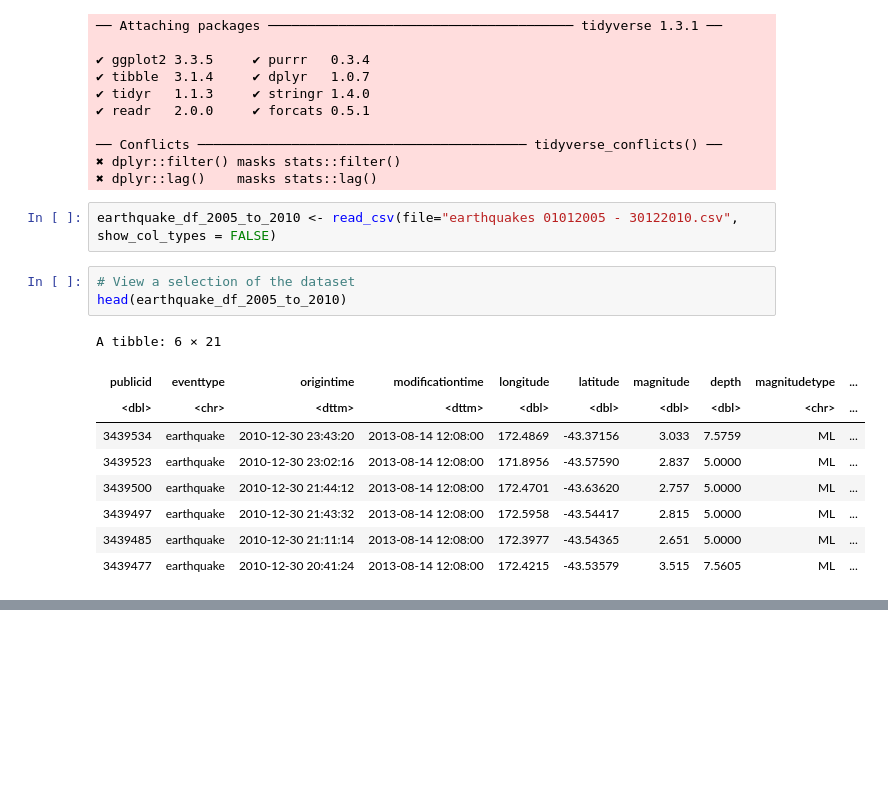
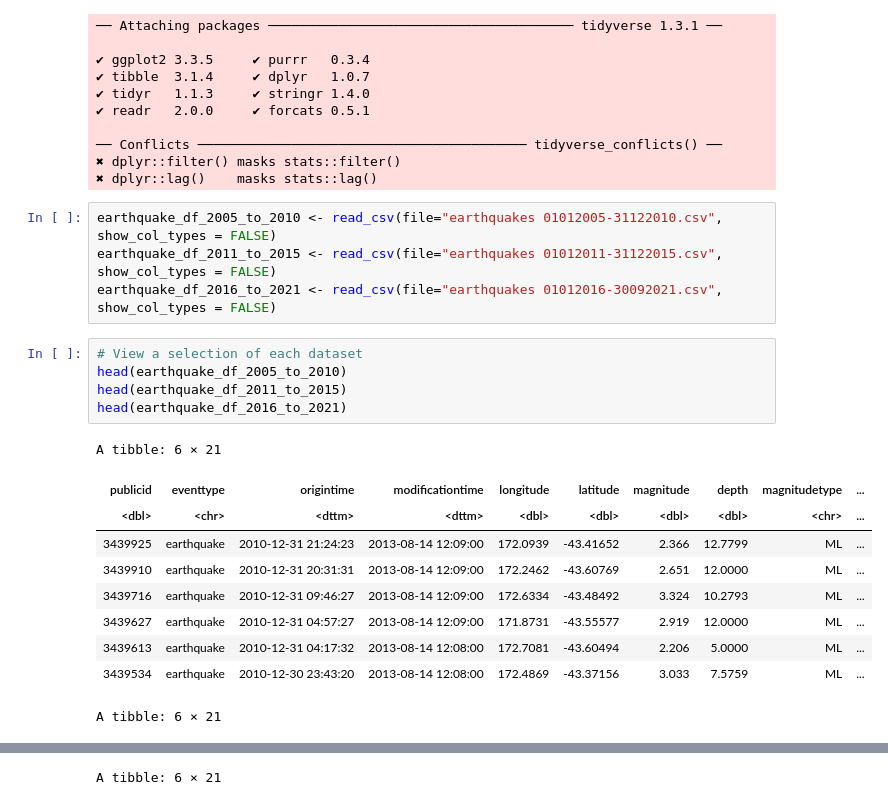
Before and after one commit to adaizh/datamac, a Jupyter notebook: EarthquakeNotebook.ipynb, the cells around one changed output, grey strips where cells are left out. Cells and saved outputs as stored; diff of their text form; blank space fills up the shorter version.

```diff
--- a/EarthquakeNotebook.ipynb
+++ b/EarthquakeNotebook.ipynb
@@ -15,17 +15,22 @@ library(tidyverse)
 ✖ dplyr::filter() masks stats::filter()
 ✖ dplyr::lag()    masks stats::lag()
 # %%
-earthquake_df_2005_to_2010 <- read_csv(file="earthquakes 01012005 - 30122010.csv", show_col_types = FALSE)
+earthquake_df_2005_to_2010 <- read_csv(file="earthquakes 01012005-31122010.csv", show_col_types = FALSE)
+earthquake_df_2011_to_2015 <- read_csv(file="earthquakes 01012011-31122015.csv", show_col_types = FALSE)
+earthquake_df_2016_to_2021 <- read_csv(file="earthquakes 01012016-30092021.csv", show_col_types = FALSE)
 # %%
-# View a selection of the dataset
+# View a selection of each dataset
 head(earthquake_df_2005_to_2010)
+head(earthquake_df_2011_to_2015)
+head(earthquake_df_2016_to_2021)
 # %% [output]
 A tibble: 6 × 21
 | publicid | eventtype | origintime | modificationtime | longitude | latitude | magnitude | depth | magnitudetype | ... |
 | <dbl> | <chr> | <dttm> | <dttm> | <dbl> | <dbl> | <dbl> | <dbl> | <chr> | ... |
+| 3439925 | earthquake | 2010-12-31 21:24:23 | 2013-08-14 12:09:00 | 172.0939 | -43.41652 | 2.366 | 12.7799 | ML | ... |
+| 3439910 | earthquake | 2010-12-31 20:31:31 | 2013-08-14 12:09:00 | 172.2462 | -43.60769 | 2.651 | 12.0000 | ML | ... |
+| 3439716 | earthquake | 2010-12-31 09:46:27 | 2013-08-14 12:09:00 | 172.6334 | -43.48492 | 3.324 | 10.2793 | ML | ... |
+| 3439627 | earthquake | 2010-12-31 04:57:27 | 2013-08-14 12:09:00 | 171.8731 | -43.55577 | 2.919 | 12.0000 | ML | ... |
+| 3439613 | earthquake | 2010-12-31 04:17:32 | 2013-08-14 12:08:00 | 172.7081 | -43.60494 | 2.206 | 5.0000 | ML | ... |
 | 3439534 | earthquake | 2010-12-30 23:43:20 | 2013-08-14 12:08:00 | 172.4869 | -43.37156 | 3.033 | 7.5759 | ML | ... |
-| 3439523 | earthquake | 2010-12-30 23:02:16 | 2013-08-14 12:08:00 | 171.8956 | -43.57590 | 2.837 | 5.0000 | ML | ... |
-| 3439500 | earthquake | 2010-12-30 21:44:12 | 2013-08-14 12:08:00 | 172.4701 | -43.63620 | 2.757 | 5.0000 | ML | ... |
-| 3439497 | earthquake | 2010-12-30 21:43:32 | 2013-08-14 12:08:00 | 172.5958 | -43.54417 | 2.815 | 5.0000 | ML | ... |
-| 3439485 | earthquake | 2010-12-30 21:11:14 | 2013-08-14 12:08:00 | 172.3977 | -43.54365 | 2.651 | 5.0000 | ML | ... |
-| 3439477 | earthquake | 2010-12-30 20:41:24 | 2013-08-14 12:08:00 | 172.4215 | -43.53579 | 3.515 | 7.5605 | ML | ... |
+A tibble: 6 × 21
@@ -31,0 +45 @@ A tibble: 6 × 21
+A tibble: 6 × 21
```
Also changed, not shown: parts of 21 cells of this notebook.
